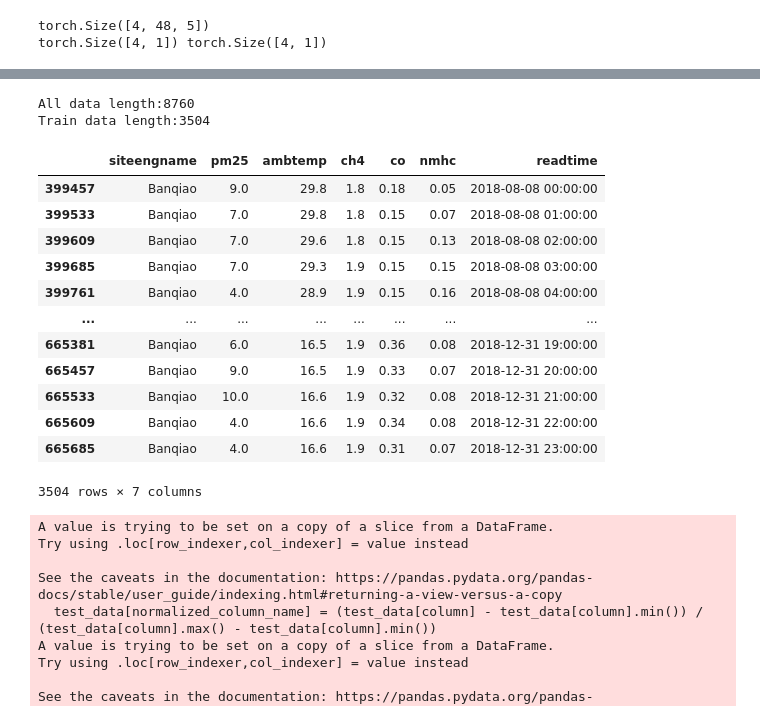
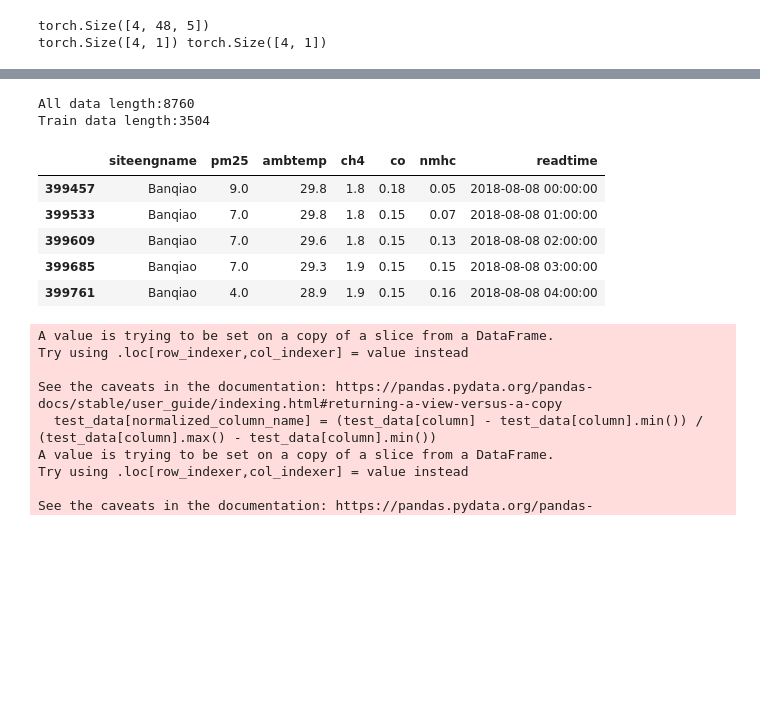
Before and after one commit to amrirasyidi/air_quality_forecasting, a Jupyter notebook: notebooks/1_forecast_testing.ipynb, the cells around one changed output, grey strips where cells are left out. Cells and saved outputs as stored; diff of their text form; code cells hidden in the pictures; blank space fills up the shorter version.

```diff
--- a/notebooks/1_forecast_testing.ipynb
+++ b/notebooks/1_forecast_testing.ipynb
@@ -368,25 +345,18 @@ LSTNet(
 # %%
 train_split = 0.6
 
 test_data = pm25_cailiao.iloc[int(len(pm25_cailiao)*train_split):,:]
 print(f"All data length:{len(pm25_cailiao)} \nTrain data length:{len(test_data)}")
-# test_data.tail()
+test_data.head()
 # %% [output]
 All data length:8760
 Train data length:3504
 |  | siteengname | pm25 | ambtemp | ch4 | co | nmhc | readtime |
 | 399457 | Banqiao | 9.0 | 29.8 | 1.8 | 0.18 | 0.05 | 2018-08-08 00:00:00 |
 | 399533 | Banqiao | 7.0 | 29.8 | 1.8 | 0.15 | 0.07 | 2018-08-08 01:00:00 |
 | 399609 | Banqiao | 7.0 | 29.6 | 1.8 | 0.15 | 0.13 | 2018-08-08 02:00:00 |
 | 399685 | Banqiao | 7.0 | 29.3 | 1.9 | 0.15 | 0.15 | 2018-08-08 03:00:00 |
 | 399761 | Banqiao | 4.0 | 28.9 | 1.9 | 0.15 | 0.16 | 2018-08-08 04:00:00 |
-| ... | ... | ... | ... | ... | ... | ... | ... |
-| 665381 | Banqiao | 6.0 | 16.5 | 1.9 | 0.36 | 0.08 | 2018-12-31 19:00:00 |
-| 665457 | Banqiao | 9.0 | 16.5 | 1.9 | 0.33 | 0.07 | 2018-12-31 20:00:00 |
-| 665533 | Banqiao | 10.0 | 16.6 | 1.9 | 0.32 | 0.08 | 2018-12-31 21:00:00 |
-| 665609 | Banqiao | 4.0 | 16.6 | 1.9 | 0.34 | 0.08 | 2018-12-31 22:00:00 |
-| 665685 | Banqiao | 4.0 | 16.6 | 1.9 | 0.31 | 0.07 | 2018-12-31 23:00:00 |
-3504 rows × 7 columns
 # %%
 # normalization
 # test_data.loc[:, 'pm25_n'] = (test_data['pm25'] - min_pm) / (max_pm- min_pm)
```
Also changed, not shown: parts of 13 cells of this notebook, 7 other files.
